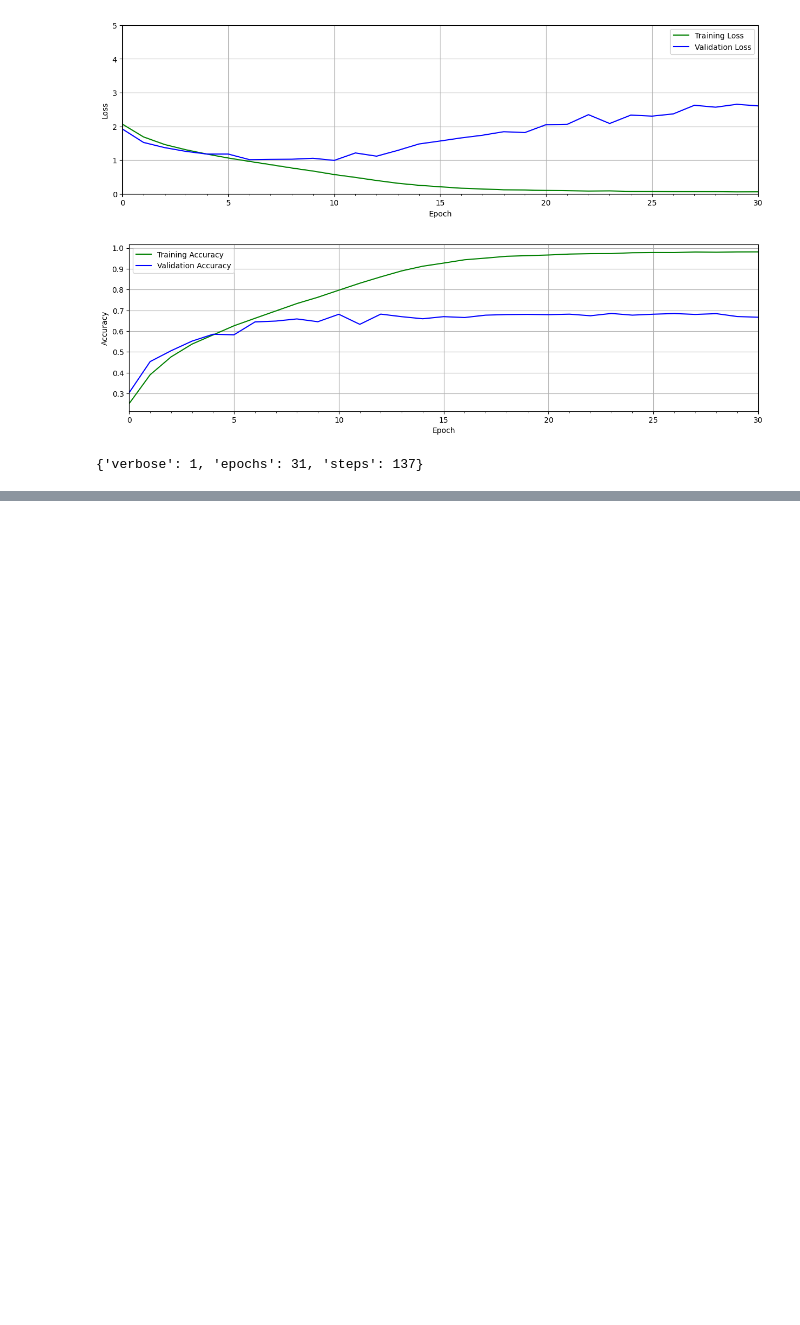
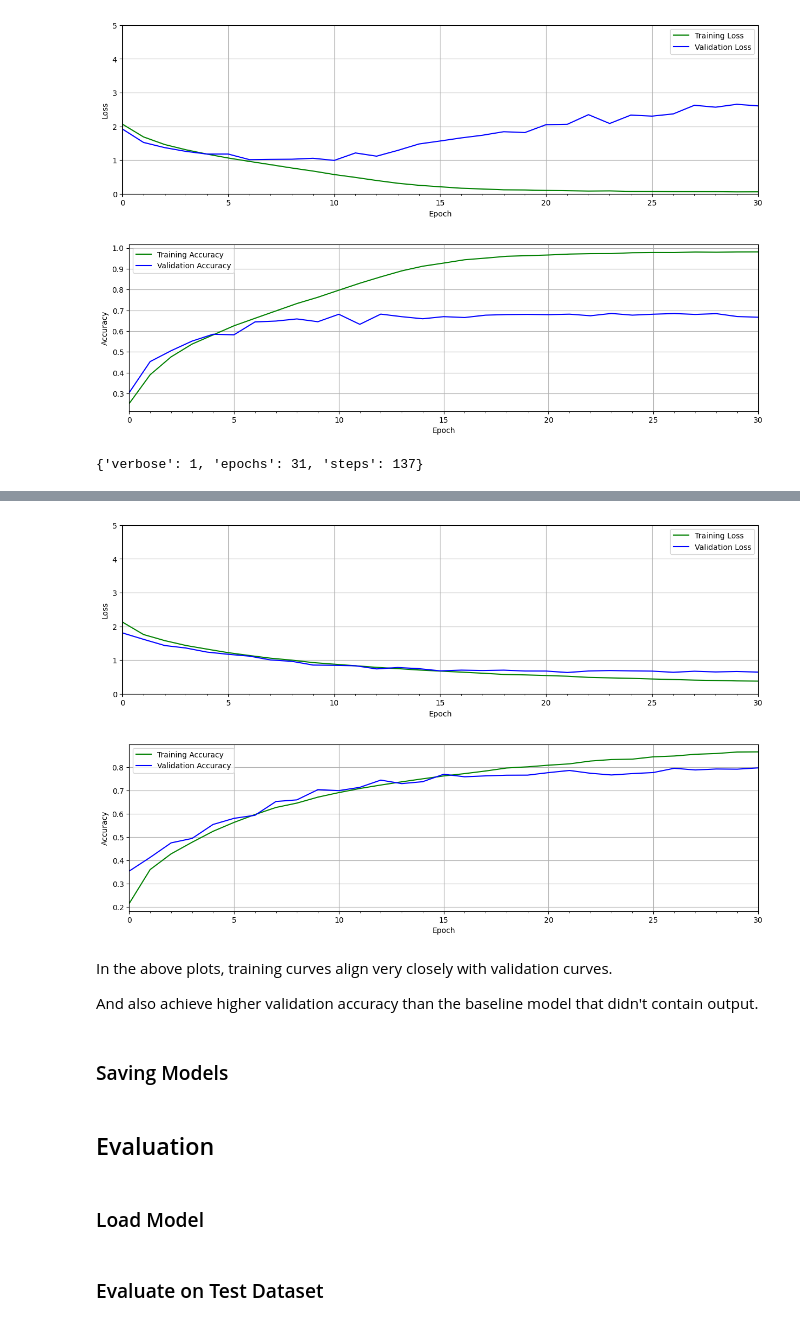
Before and after one commit to Spidey03/image_classification, a Jupyter notebook: image_classification.ipynb, the cells around one changed output, grey strips where cells are left out. Drawn from its saved outputs; the diff is of its cells as text; code cells hidden in the pictures; blank space fills up the shorter version.

```diff
--- a/image_classification.ipynb
+++ b/image_classification.ipynb
@@ -254,0 +321,3 @@ history.params
+# %%
+model_dropout = cnn_model_with_dropout()
+model_dropout.summary()
@@ -254,0 +346,14 @@ history.params
+# %%
+model_dropout.compile(
+    optimizer='rmsprop',
+    loss='categorical_crossentropy',
+    metrics=['accuracy']
+)
+# %%
+history = model_dropout.fit(
+    x_train_data, y_train_data,
+    batch_size=TrainingConfig.BATCH_SIZE,
+    epochs=TrainingConfig.EPOCHS,
+    verbose=1,
+    validation_split=0.3
+)
@@ -254,0 +380,29 @@ history.params
+# %%
+train_loss = history.history["loss"]
+train_accuracy = history.history["accuracy"]
+
+validation_loss = history.history["val_loss"]
+validation_accuracy = history.history["val_accuracy"]
+
+plot_results(
+    metrics=[train_loss, validation_loss],
+    metric_name=["Training Loss", "Validation Loss"],
+    ylim=[0.0, 5], ylabel="Loss",
+    color=["g", "b"]
+)
+
+plot_results(
+    metrics=[train_accuracy, validation_accuracy],
+    metric_name=["Training Accuracy", "Validation Accuracy"],
+    ylabel="Accuracy",
+    color=["g", "b"]
+)
+# %% [output]
+[figure, added]
+[figure, added]
+# %% [markdown]
+In the above plots, training curves align very closely with validation curves.
+
+And also achieve higher validation accuracy than the baseline model that didn't contain output.
+# %% [markdown]
+### Saving Models
@@ -254,0 +411,4 @@ history.params
+# %% [markdown]
+## Evaluation
+# %% [markdown]
+### Load Model
@@ -254,0 +418,2 @@ history.params
+# %% [markdown]
+### Evaluate on Test Dataset
```
Also changed, not shown: parts of 12 cells of this notebook.
